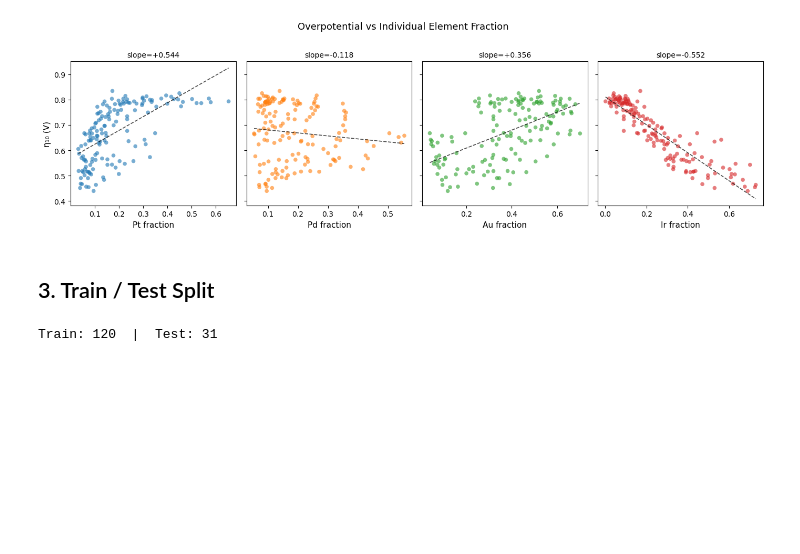
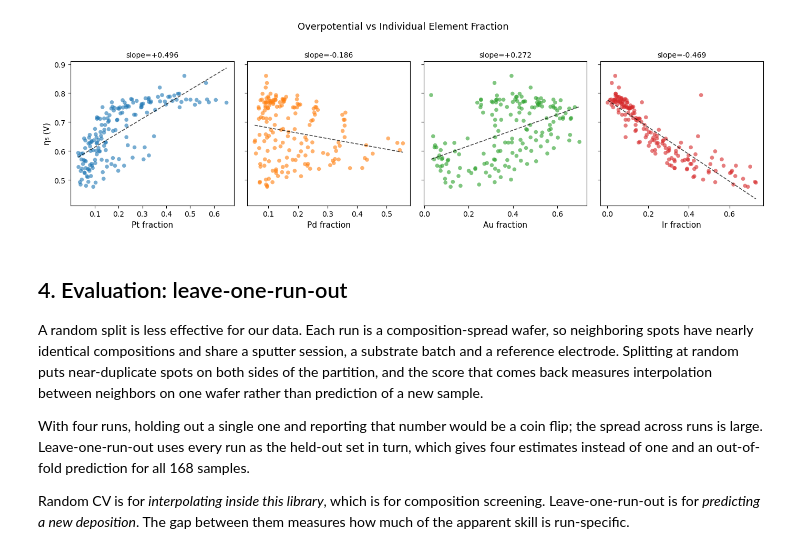
Before and after one commit to jdmazz/OER-ML-paper, a Jupyter notebook: eta_prediction.ipynb, the cells around one changed output. Drawn from its saved outputs; the diff is of its cells as text; code cells hidden in the pictures; blank space fills up the shorter version.

Commit message:
Updated eta prediction to use eta_5, which captures more information.

```diff
--- a/eta_prediction.ipynb
+++ b/eta_prediction.ipynb
@@ -8,7 +13,7 @@ import pandas as pd
 import numpy as np
 import matplotlib.pyplot as plt
 
-from sklearn.model_selection import train_test_split, cross_val_score, KFold
+from sklearn.model_selection import GroupKFold, KFold, cross_val_score
 from sklearn.preprocessing import StandardScaler
 from sklearn.pipeline import Pipeline
 from sklearn.linear_model import Ridge
@@ -23,4 +28,16 @@ warnings.filterwarnings('ignore')
 
 SEED = 42
 FEATURES = ['Pt', 'Pd', 'Au', 'Ir']
-TARGET = 'Eta'
+TARGET = 'Eta5'  # η at 5 mA/cm²; see section 1.
+TARGET_LABEL = 'η₅ (V)'
+REFERENCE_TARGET = 'Eta'  # η₁₀, kept for the censoring diagnostic only.
+
+# Scan-window ceiling. The CV vertex is 1.9 V vs Ref, and
+# η = V + E_ref/RHE − IR − 1.23 with E_ref/RHE ≈ +0.256 V, so the
+# largest overpotential any sample can reach is 0.926 V before iR
+# correction. At 10 mA/cm² over a 0.165 cm² electrode with a typical
+# 60 Ω uncompensated resistance the correction is ≈ 0.099 V, which puts
+# the practical ceiling near 0.83 V.
+ETA_CEILING_RAW = 1.9 + 0.197 + 0.0592 - 1.23
+IR_AT_J10 = 0.010 * 0.165 * 60.0
+ETA_CEILING = ETA_CEILING_RAW - IR_AT_J10
@@ -65,0 +189,15 @@ dtype: float64
+# %%
+df = df_all.dropna(subset=FEATURES + [TARGET]).reset_index(drop=True)
+
+print(f'Samples after cleaning: {len(df)}')
+print(f'  (η₁₀ would have given {df_all[REFERENCE_TARGET].notna().sum()})')
+closure = df[FEATURES].sum(axis=1)
+print('\nComposition closure (should be ~1.0):')
+print(closure.describe().round(4))
+
+off = df.loc[(closure - 1).abs() > 0.005, FEATURES + ['File']]
+if len(off):
+    print(f'\n{len(off)} sample(s) outside 0.5% closure:')
+    print(off.to_string(index=False))
+
+df[FEATURES + [TARGET]].describe().round(4)
@@ -66,36 +237,43 @@ dtype: float64
 # %%
 fig, axes = plt.subplots(1, 4, figsize=(14, 4), sharey=True)
 colors = ['#1f77b4', '#ff7f0e', '#2ca02c', '#d62728']
 
 for ax, feat, c in zip(axes, FEATURES, colors):
     ax.scatter(
         df[feat], df[TARGET], alpha=0.6, s=30, color=c, edgecolors='none'
     )
-    # Simple trend line
     m, b = np.polyfit(df[feat], df[TARGET], 1)
     x_line = np.linspace(df[feat].min(), df[feat].max(), 100)
     ax.plot(x_line, m * x_line + b, color='black', lw=1.2, ls='--', alpha=0.7)
     ax.set_xlabel(f'{feat} fraction', fontsize=11)
     ax.set_title(f'slope={m:+.3f}', fontsize=10)
 
-axes[0].set_ylabel('η₁₀ (V)', fontsize=11)
+axes[0].set_ylabel(TARGET_LABEL, fontsize=11)
 fig.suptitle(
     'Overpotential vs Individual Element Fraction', fontsize=13, y=1.02
 )
 plt.tight_layout()
 plt.savefig('images/eta_vs_composition.png', dpi=150, bbox_inches='tight')
 plt.show()
 # %% [output]
-[figure, old version]
+[figure, new version]
-# %% [markdown]
-## 3. Train / Test Split
-# %%
-X = df[FEATURES].values
-y = df[TARGET].values
-
-X_train, X_test, y_train, y_test = train_test_split(
-    X, y, test_size=0.2, random_state=SEED
-)
-print(f'Train: {len(X_train)}  |  Test: {len(X_test)}')
-# %% [output]
-Train: 120  |  Test: 31
+# %% [markdown]
+## 4. Evaluation: leave-one-run-out
+
+A random split is less effective for our data. Each run is a composition-spread wafer,
+so neighboring spots have nearly identical compositions and share a
+sputter session, a substrate batch and a reference electrode. Splitting
+at random puts near-duplicate spots on both sides of the partition, and
+the score that comes back measures interpolation between neighbors on
+one wafer rather than prediction of a new sample.
+
+With four runs, holding out a single one and reporting that number would
+be a coin flip; the spread across runs is large. Leave-one-run-out uses
+every run as the held-out set in turn, which gives four estimates
+instead of one and an out-of-fold prediction for all 168 samples.
+
+Random CV is for *interpolating inside this library*,
+which is for composition screening. Leave-one-run-out is
+for *predicting a new deposition*.
+The gap between them measures how much of the
+apparent skill is run-specific.
```
Also changed, not shown: parts of 19 cells of this notebook, 11 other files.
